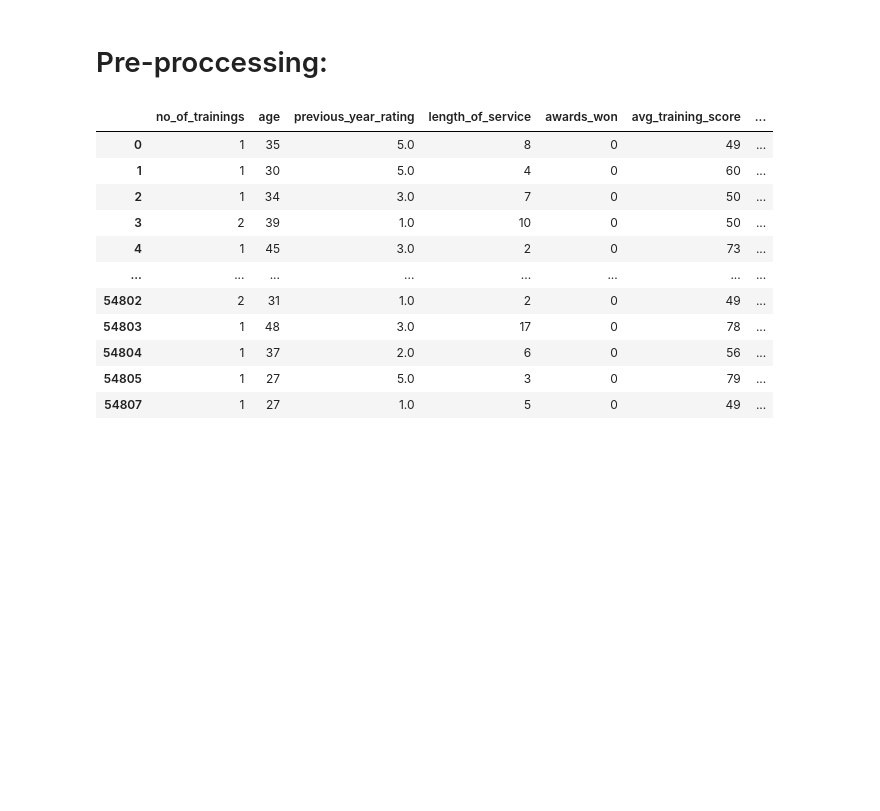
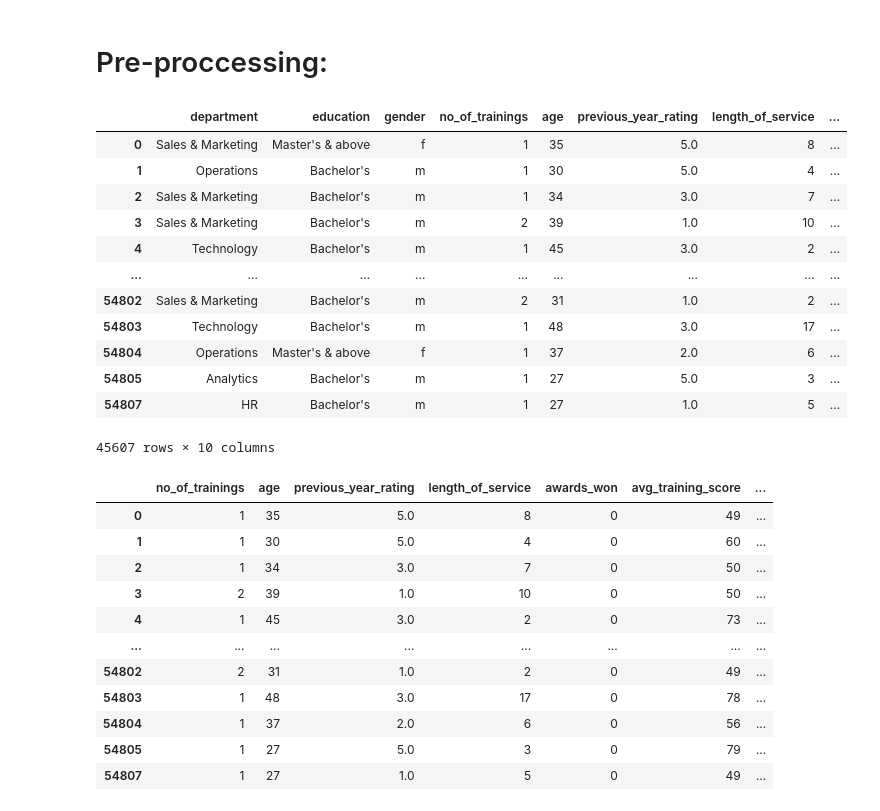
Before and after one commit to ShahadmA/Classification, a Jupyter notebook: Classification-Project.ipynb, the cells around one changed output. Drawn from its saved outputs; the diff is of its cells as text; code cells hidden in the pictures; blank space fills up the shorter version.

```diff
--- a/Classification-Project.ipynb
+++ b/Classification-Project.ipynb
@@ -152,4 +164,20 @@ sns.heatmap(df.corr(), cmap="seismic", annot=True, vmin=-1, vmax=1);
 #parchart for Department
 # %% [markdown]
 # Pre-proccessing:
+# %%
+df
+# %% [output]
+|  | department | education | gender | no_of_trainings | age | previous_year_rating | length_of_service | ... |
+| 0 | Sales & Marketing | Master's & above | f | 1 | 35 | 5.0 | 8 | ... |
+| 1 | Operations | Bachelor's | m | 1 | 30 | 5.0 | 4 | ... |
+| 2 | Sales & Marketing | Bachelor's | m | 1 | 34 | 3.0 | 7 | ... |
+| 3 | Sales & Marketing | Bachelor's | m | 2 | 39 | 1.0 | 10 | ... |
+| 4 | Technology | Bachelor's | m | 1 | 45 | 3.0 | 2 | ... |
+| ... | ... | ... | ... | ... | ... | ... | ... | ... |
+| 54802 | Sales & Marketing | Bachelor's | m | 2 | 31 | 1.0 | 2 | ... |
+| 54803 | Technology | Bachelor's | m | 1 | 48 | 3.0 | 17 | ... |
+| 54804 | Operations | Master's & above | f | 1 | 37 | 2.0 | 6 | ... |
+| 54805 | Analytics | Bachelor's | m | 1 | 27 | 5.0 | 3 | ... |
+| 54807 | HR | Bachelor's | m | 1 | 27 | 1.0 | 5 | ... |
+45607 rows × 10 columns
 # %%
```
Also changed, not shown: parts of 2 cells of this notebook.
